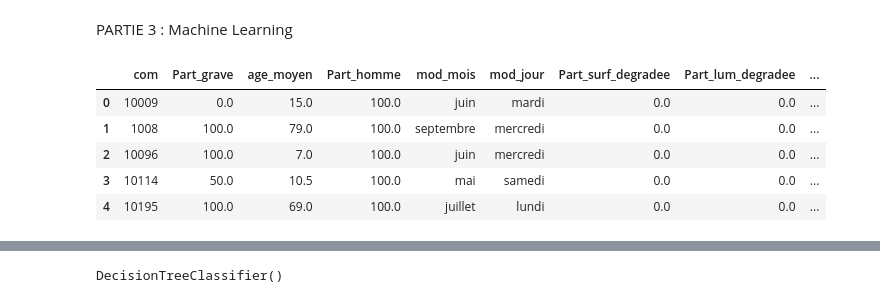
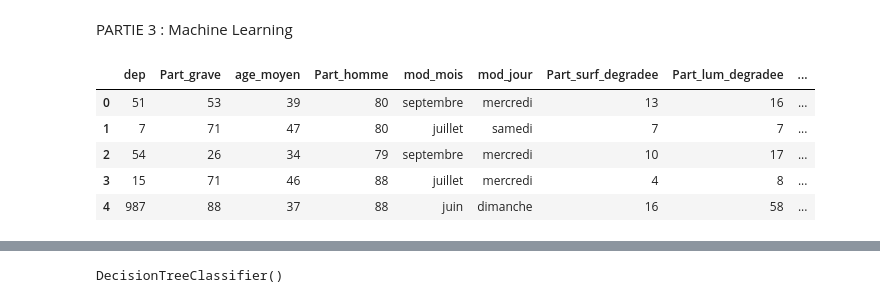
Before and after one commit to LeaBarreau/Data_visualisation, a Jupyter notebook: Notebook.ipynb, the cells around one changed output, grey strips where cells are left out. Drawn from its saved outputs; the diff is of its cells as text; code cells hidden in the pictures.

```diff
--- a/Notebook.ipynb
+++ b/Notebook.ipynb
@@ -501,12 +501,12 @@ m
 # %% [markdown]
 PARTIE 3 : Machine Learning
 # %%
-dataML = pandas.read_csv(r"Base_aggregee.csv", decimal=",")
+dataML = pandas.read_csv(r"Base_aggregee_dep.csv", decimal=",")
 dataML.head(5)
 # %% [output]
-|  | com | Part_grave | age_moyen | Part_homme | mod_mois | mod_jour | Part_surf_degradee | Part_lum_degradee | ... |
-| 0 | 10009 | 0.0 | 15.0 | 100.0 | juin | mardi | 0.0 | 0.0 | ... |
-| 1 | 1008 | 100.0 | 79.0 | 100.0 | septembre | mercredi | 0.0 | 0.0 | ... |
-| 2 | 10096 | 100.0 | 7.0 | 100.0 | juin | mercredi | 0.0 | 0.0 | ... |
-| 3 | 10114 | 50.0 | 10.5 | 100.0 | mai | samedi | 0.0 | 0.0 | ... |
-| 4 | 10195 | 100.0 | 69.0 | 100.0 | juillet | lundi | 0.0 | 0.0 | ... |
+|  | dep | Part_grave | age_moyen | Part_homme | mod_mois | mod_jour | Part_surf_degradee | Part_lum_degradee | ... |
+| 0 | 51 | 53 | 39 | 80 | septembre | mercredi | 13 | 16 | ... |
+| 1 | 7 | 71 | 47 | 80 | juillet | samedi | 7 | 7 | ... |
+| 2 | 54 | 26 | 34 | 79 | septembre | mercredi | 10 | 17 | ... |
+| 3 | 15 | 71 | 46 | 88 | juillet | mercredi | 4 | 8 | ... |
+| 4 | 987 | 88 | 37 | 88 | juin | dimanche | 16 | 58 | ... |
```
Also changed, not shown: parts of 5 cells of this notebook.
